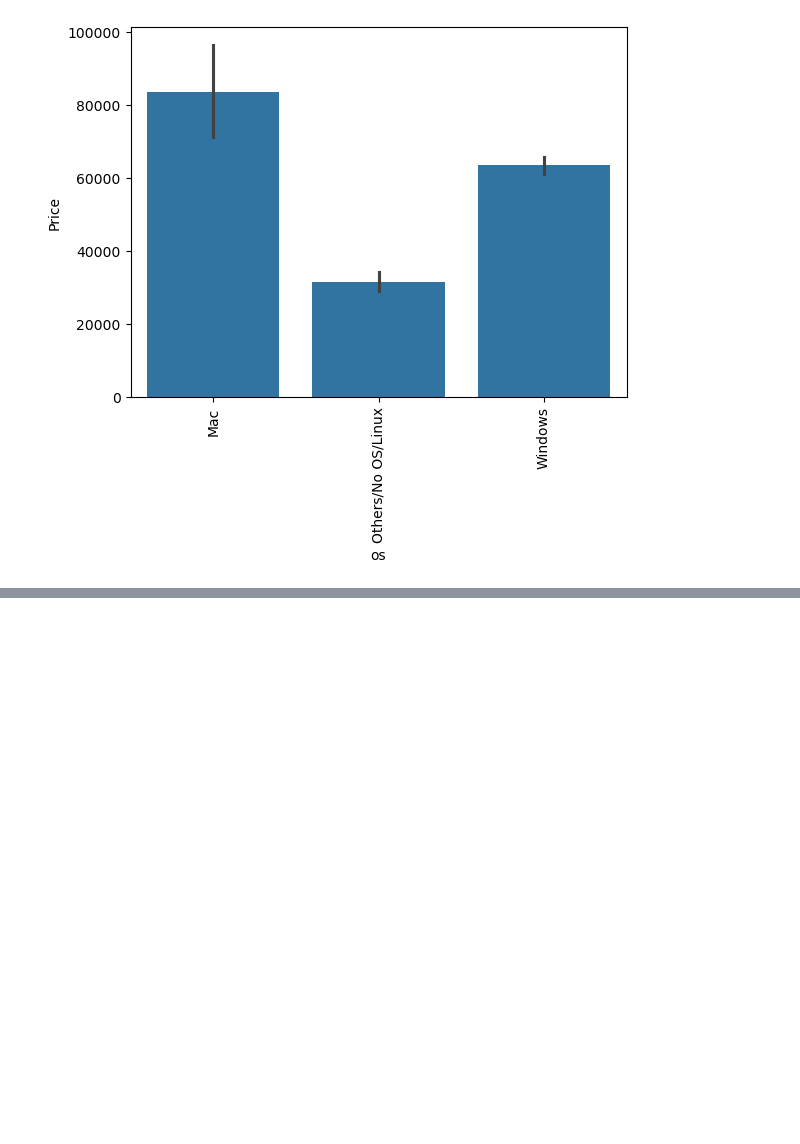
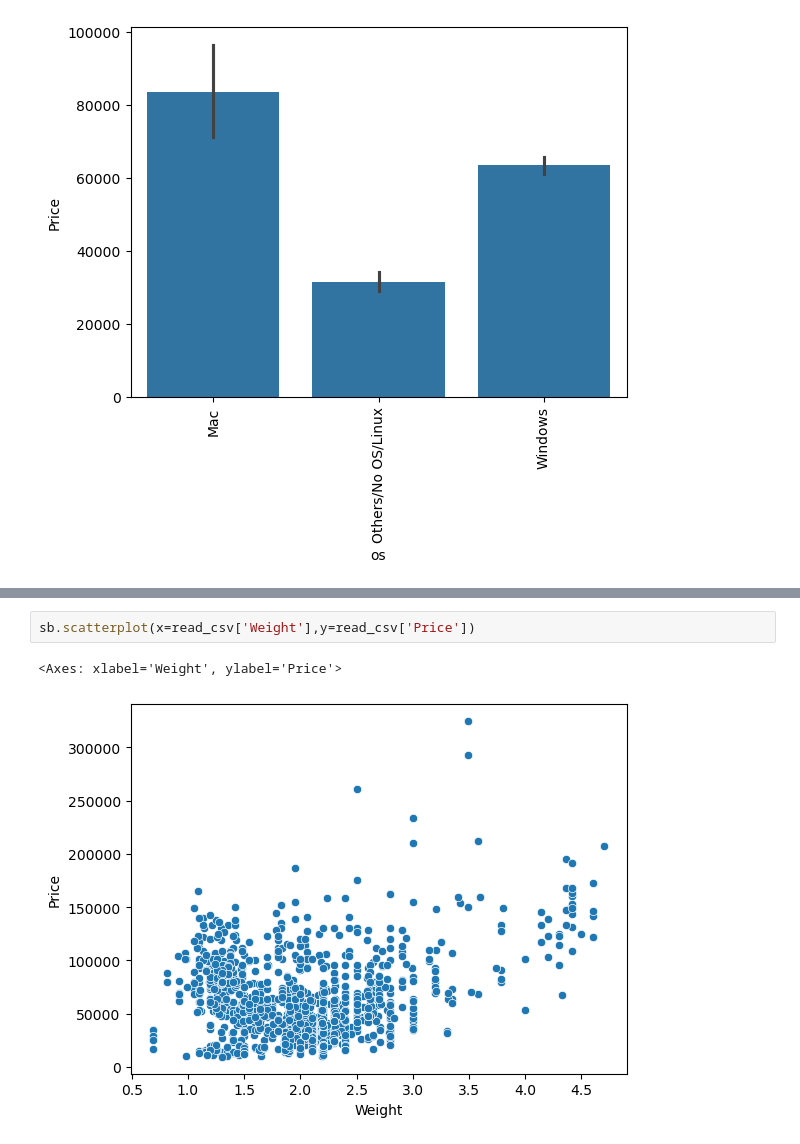
Before and after one commit to vanix056/Laptop_Price_predictor, a Jupyter notebook: Laptop_price_predictor.ipynb, the cells around one changed output, grey strips where cells are left out. Cells and saved outputs as stored; diff of their text form; blank space fills up the shorter version.

```diff
--- a/Laptop_price_predictor.ipynb
+++ b/Laptop_price_predictor.ipynb
@@ -668,0 +674,5 @@ plt.show()
+# %%
+sb.scatterplot(x=read_csv['Weight'],y=read_csv['Price'])
+# %% [output]
+<Axes: xlabel='Weight', ylabel='Price'>
+[figure, added]
```
Also changed, not shown: parts of 2 cells of this notebook.
